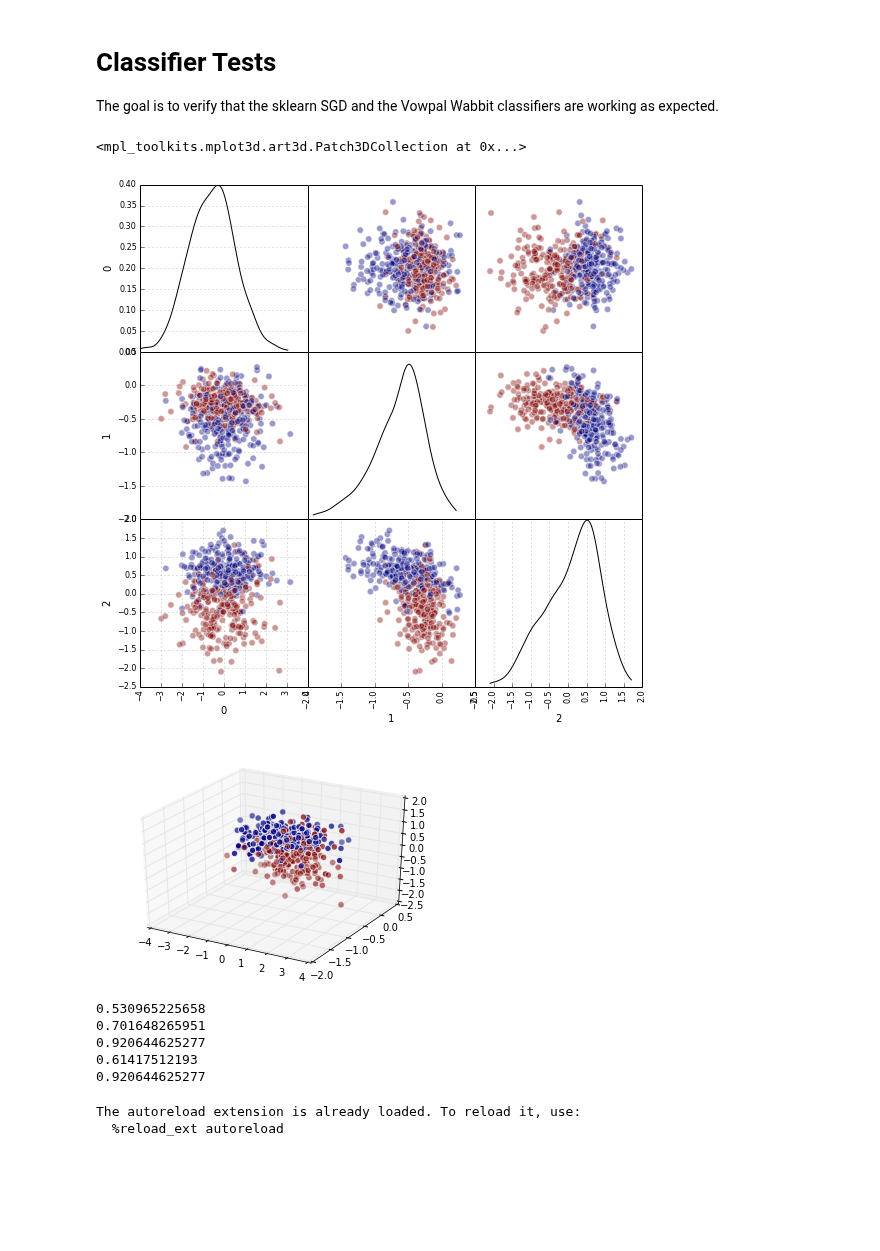
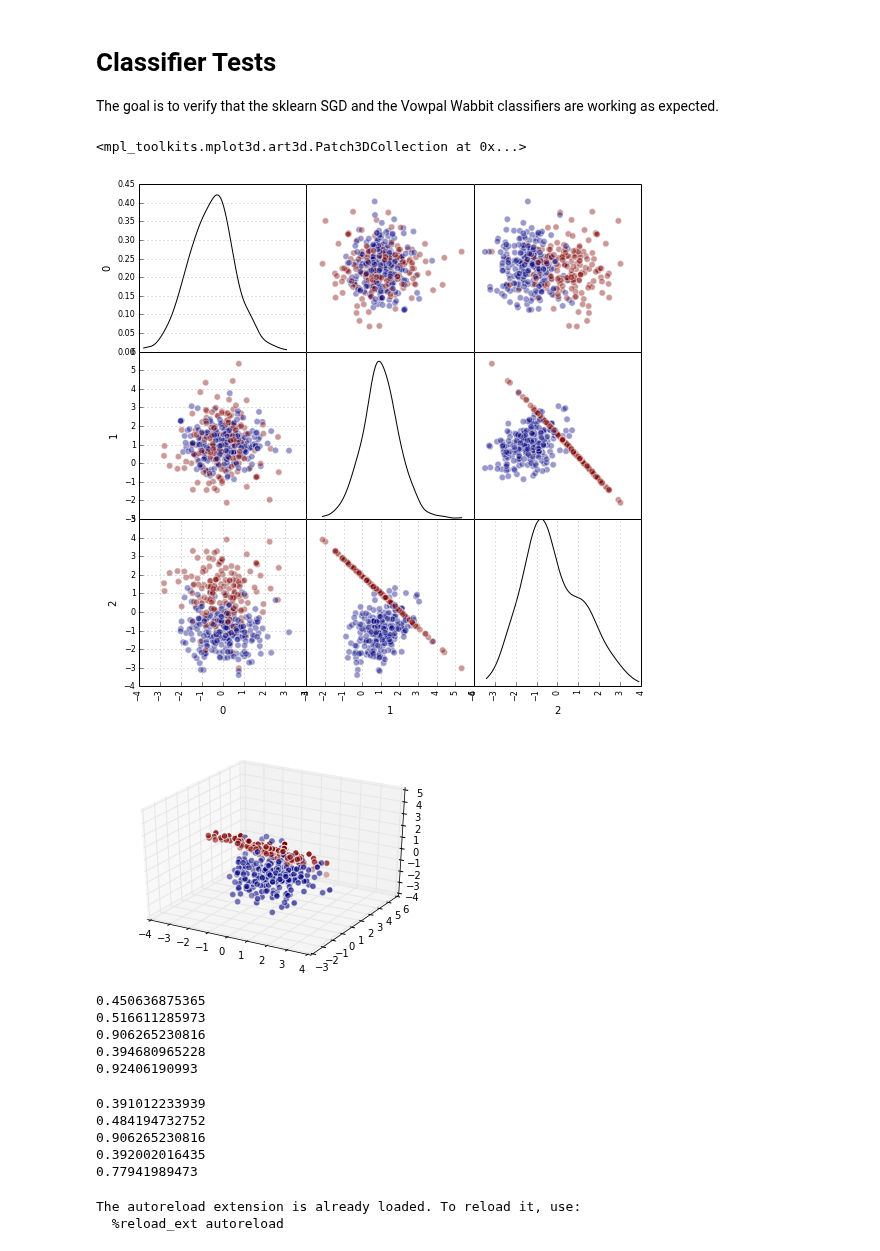
Before and after one commit to sergeyk/vislab, a Jupyter notebook: notebooks/classifier tests.ipynb, the cells around one changed output. Saved outputs shown, nothing was run; the diff lists cells and outputs as text; code cells hidden in the pictures; blank space fills up the shorter version.

Commit message:
updated simple dataset test: now unbalanced classes

```diff
--- a/notebooks/classifier tests.ipynb
+++ b/notebooks/classifier tests.ipynb
@@ -5,20 +5,30 @@ The goal is to verify that the sklearn SGD and the Vowpal Wabbit classifiers are
 # %%
 from sklearn.datasets import make_classification
 import pandas as pd
 
 X, y = make_classification(n_samples=500, n_features=3, n_redundant=0, n_informative=2,
-                           n_clusters_per_class=1, hypercube=False, random_state=0)
+                           n_clusters_per_class=1, hypercube=True, random_state=0)
+
+# Make the dataset slightly unbalanced
+num_pos = y.sum()
+pos_subsample_factor = 0.7
+ind = np.where(y == 0)[0].tolist() + np.where(y == 1)[0].tolist()[:int(num_pos * pos_subsample_factor)]
+np.random.seed(0)
+np.random.shuffle(ind)
+X = X[ind]
+y = y[ind]
+
 df = pd.DataFrame(X)
 pd.scatter_matrix(df, figsize=(9, 9), diagonal='kde', marker='o', s=40, alpha=.4, c=y)
 
 from mpl_toolkits.mplot3d import Axes3D
 fig = plt.figure()
 ax = fig.add_subplot(111, projection='3d')
 ax.scatter(X[:, 0], X[:, 1], X[:, 2], marker='o', c=y, s=40)
 # %% [output]
 <mpl_toolkits.mplot3d.art3d.Patch3DCollection at 0x...>
-[figure, old version]
+[figure, new version]
-[figure, old version]
+[figure, new version]
 # %%
 from sklearn.linear_model import SGDClassifier
 from sklearn.grid_search import GridSearchCV
@@ -28,18 +38,38 @@ param_grid = {
     'alpha': [1e-1, 1e-2, 1e-3, 1e-4, 1e-5, 1e-6, 1e-7, 1e-8, 1e-9],
     'l1_ratio': [0.15, 0.3, 0.45, 0.6]
 }
-sgd_clf = SGDClassifier(loss='log', n_iter=10, penalty='elasticnet')
+clf = SGDClassifier(loss='log', n_iter=10, penalty='elasticnet', class_weight='auto')
 for x in [X[:, 0][:, np.newaxis], X[:, 1][:, np.newaxis], X[:, 2][:, np.newaxis], X[:, :2], X]:
-    clf = GridSearchCV(sgd_clf, param_grid).fit(x, y)
-    y_pred = clf.predict_proba(x)[:, 1]
+    grid_clf = GridSearchCV(clf, param_grid).fit(x, y)
+    y_pred = grid_clf.predict_proba(x)[:, 1]
     ap = average_precision_score(y, y_pred)
     print(ap)
 # %% [output]
-0.530965225658
-0.701648265951
-0.920644625277
-0.61417512193
-0.920644625277
+0.450636875365
+0.516611285973
+0.906265230816
+0.394680965228
+0.92406190993
+# %%
+from sklearn.svm import SVC
+from sklearn.grid_search import GridSearchCV
+from sklearn.metrics import average_precision_score
+
+param_grid = {
+    'C': [1e-1, 1e-2, 1e-3, 1e-4, 1e-5, 1e-6, 1e-7, 1e-8, 1e-9],
+}
+clf = SVC(kernel='linear', class_weight='auto', probability=True)
+for x in [X[:, 0][:, np.newaxis], X[:, 1][:, np.newaxis], X[:, 2][:, np.newaxis], X[:, :2], X]:
+    grid_clf = GridSearchCV(clf, param_grid).fit(x, y)
+    y_pred = grid_clf.predict_proba(x)[:, 1]
+    ap = average_precision_score(y, y_pred)
+    print(ap)
+# %% [output]
+0.391012233939
+0.484194732752
+0.906265230816
+0.392002016435
+0.77941989473
 # %%
 # Save the features and labels to test support directory
 %load_ext autoreload
```
Also changed, not shown: 4 other files.
